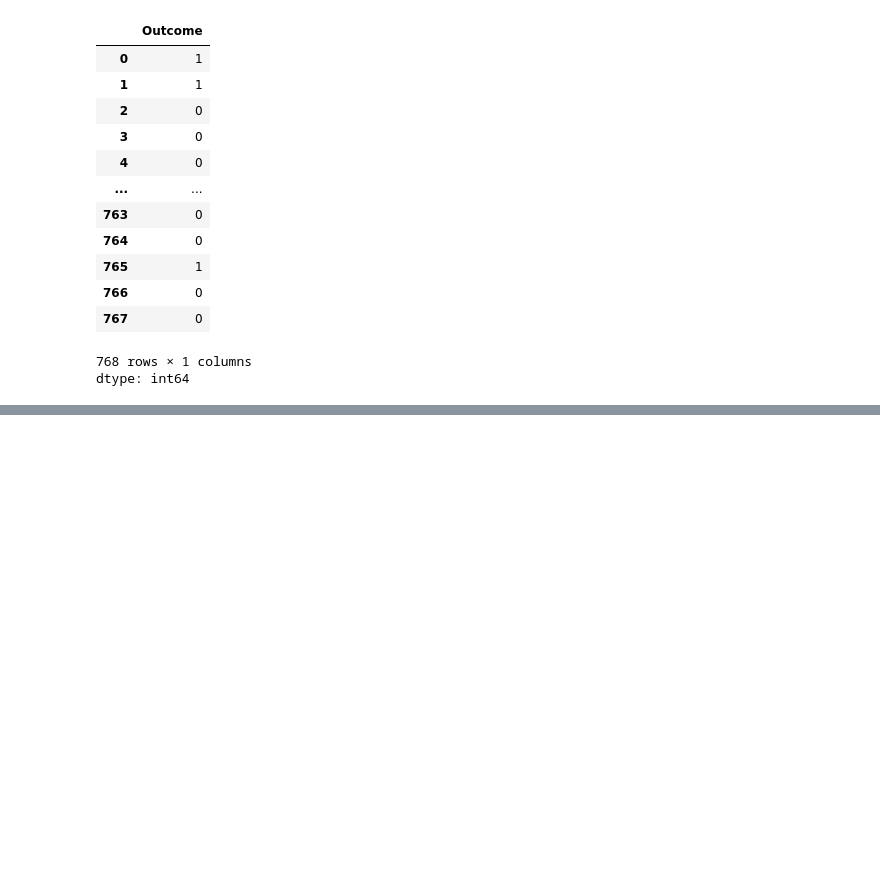
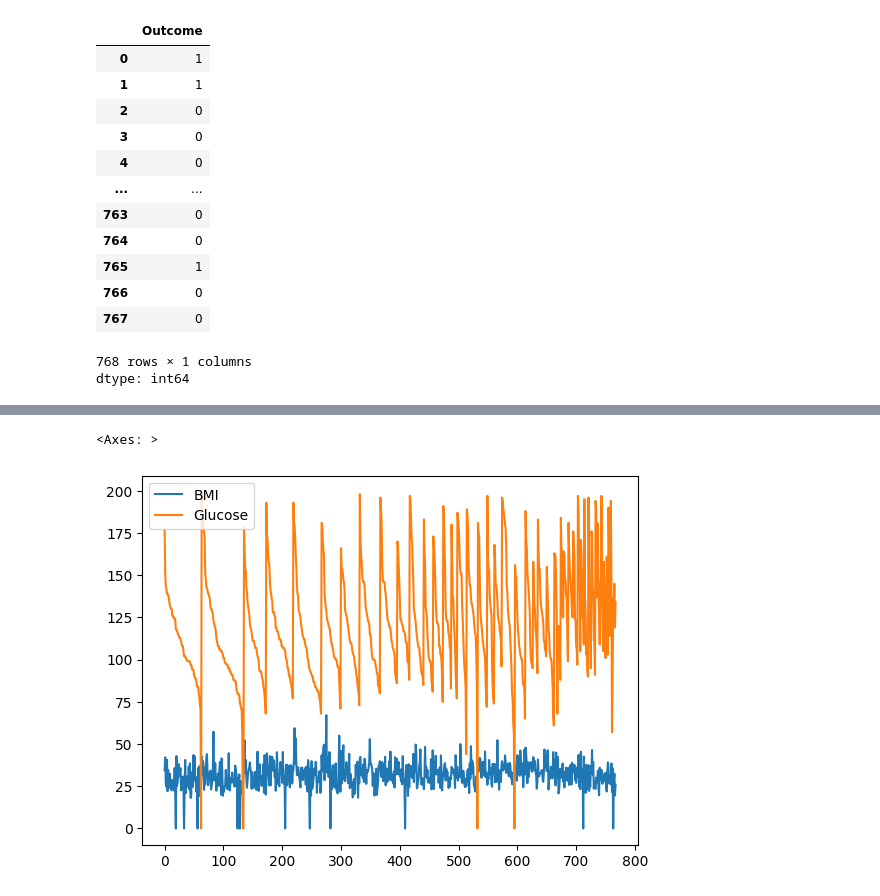
Before and after one commit to mm10111/scaling-octo-engine, a Jupyter notebook: pandas_tutorial.ipynb, the cells around one changed output, grey strips where cells are left out. Saved outputs shown, nothing was run; the diff lists cells and outputs as text; code cells hidden in the pictures; blank space fills up the shorter version.

Commit message:
Add files via upload
added dealing with missing data, slicing by certain conditions, summary statistics and data visualization,

```diff
--- a/pandas_tutorial.ipynb
+++ b/pandas_tutorial.ipynb
@@ -386,0 +834,5 @@ df[['Pregnancies', 'Outcome']]
+# %%
+df[['BMI', 'Glucose']].plot.line()
+# %% [output]
+<Axes: >
+[figure, added]
```
Also changed, not shown: parts of 48 cells of this notebook.
